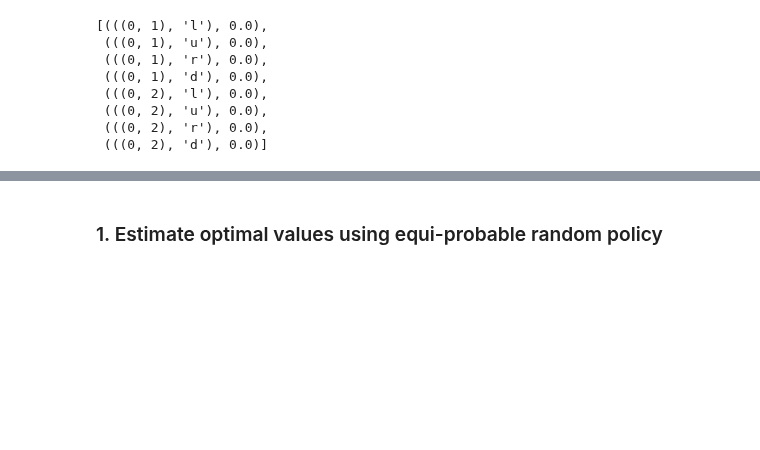
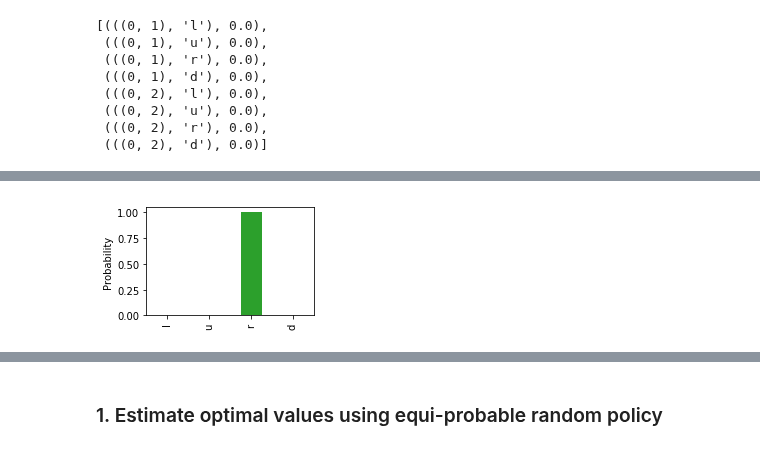
Before and after one commit to billtubbs/game-learner, a Jupyter notebook: Sutton-Barto-book-exercise-answers.ipynb, the cells around one changed output, grey strips where cells are left out. Drawn from its saved outputs; the diff is of its cells as text; code cells hidden in the pictures; blank space fills up the shorter version.

```diff
--- a/Sutton-Barto-book-exercise-answers.ipynb
+++ b/Sutton-Barto-book-exercise-answers.ipynb
@@ -318,3 +322,19 @@ greedy_policy_with_q_values(game, state, action, q_values)
+# %%
+# Test above function
+state = (1, 1)
+actions = ['l', 'u', 'r', 'd']
+test_q_values = {
+ ((1, 1), 'l'): 1.0,
+ ((1, 1), 'u'): 7.0,
+ ((1, 1), 'r'): 9.0,
+ ((1, 1), 'd'): 8.0
+}
+pd.Series([greedy_policy_with_q_values(game, state, a, test_q_values)
+          for a in actions], index=actions).plot.bar(figsize=(3, 2))
+plt.ylabel("Probability")
+plt.show()
+# %% [output]
+[figure, added]
 # %%
 def random_policy(game, state, action, values=None):
 
```
Also changed, not shown: parts of 15 cells of this notebook.
